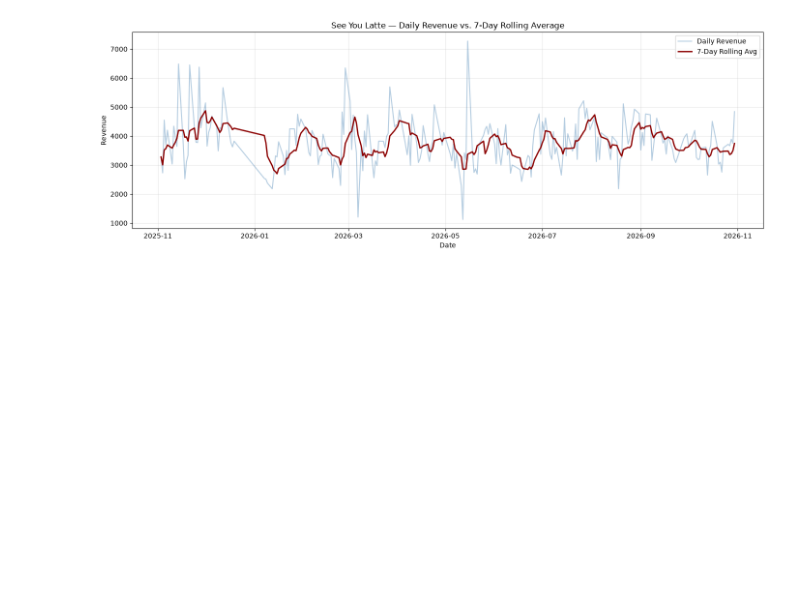
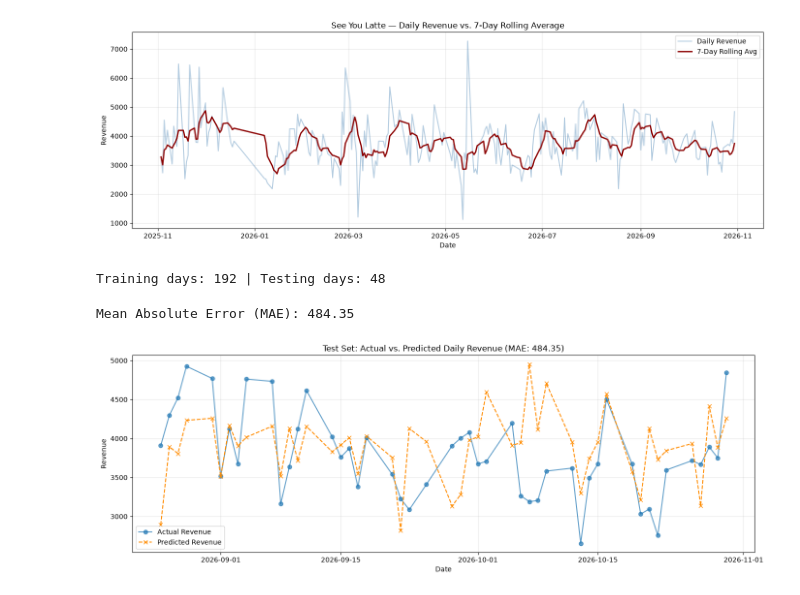
Before and after one commit to EddieChihwai/pos-etl-forecasting-pipeline, a Jupyter notebook: notebooks/01_eda_and_forecasting.ipynb, the cells around one changed output. Drawn from its saved outputs; the diff is of its cells as text; code cells hidden in the pictures; blank space fills up the shorter version.

```diff
--- a/notebooks/01_eda_and_forecasting.ipynb
+++ b/notebooks/01_eda_and_forecasting.ipynb
@@ -61,3 +61,71 @@ plt.tight_layout()
 plt.show()
 # %% [output]
 [figure]
+# %%
+# 1. Create the leakage-free 7-day rolling average (strictly past 7 trading days)
+df["prev_7d_avg_revenue"] = df["rolling_7d_avg_revenue"].shift(1)  # <-- ADD THIS
+
+# 2. Drop the very first row where prev_day_revenue / prev_7d_avg_revenue are NaN
+model_df = df.dropna(subset=["prev_day_revenue", "prev_7d_avg_revenue"]).copy()  # <-- UPDATE THIS
+
+# 3. Extract month as a numeric feature
+model_df["month"] = model_df["order_date"].dt.month
+
+# 4. One-hot encode day_of_week
+model_df = pd.get_dummies(model_df, columns=["day_of_week"], drop_first=True)
+
+# 5. Define features (X) and target (y) — using the clean rolling average
+feature_cols = ["prev_day_revenue", "prev_7d_avg_revenue", "month"] + [  # <-- SWAP HERE
+    col for col in model_df.columns if col.startswith("day_of_week_")
+]
+
+X = model_df[feature_cols]
+y = model_df["total_revenue"]
+
+# 6. Chronological 80/20 split
+split_idx = int(len(model_df) * 0.8)
+
+X_train, X_test = X.iloc[:split_idx], X.iloc[split_idx:]
+y_train, y_test = y.iloc[:split_idx], y.iloc[split_idx:]
+dates_test = model_df["order_date"].iloc[split_idx:]
+
+print(f"Training days: {len(X_train)} | Testing days: {len(X_test)}")
+# %% [output]
+Training days: 192 | Testing days: 48
+# %%
+from sklearn.ensemble import RandomForestRegressor
+from sklearn.metrics import mean_absolute_error
+
+# 1. Initialize and train the model
+model = RandomForestRegressor(n_estimators=100, random_state=42)
+model.fit(X_train, y_train)
+
+# 2. Predict on the unseen future test days
+predictions = model.predict(X_test)
+
+# 3. Evaluate accuracy
+mae = mean_absolute_error(y_test, predictions)
+print(f"Mean Absolute Error (MAE): {mae:.2f}")
+
+# 4. Plot Actual vs. Predicted on the Test Set
+plt.figure(figsize=(14, 5))
+plt.plot(dates_test, y_test, label="Actual Revenue", marker="o", alpha=0.7)
+plt.plot(
+    dates_test,
+    predictions,
+    label="Predicted Revenue",
+    linestyle="--",
+    marker="x",
+    color="darkorange",
+)
+
+plt.title(f"Test Set: Actual vs. Predicted Daily Revenue (MAE: {mae:.2f})")
+plt.xlabel("Date")
+plt.ylabel("Revenue")
+plt.legend()
+plt.grid(True, alpha=0.3)
+plt.tight_layout()
+plt.show()
+# %% [output]
+Mean Absolute Error (MAE): 484.35
+[figure, added]
```
Also changed, not shown: 1 other file.
